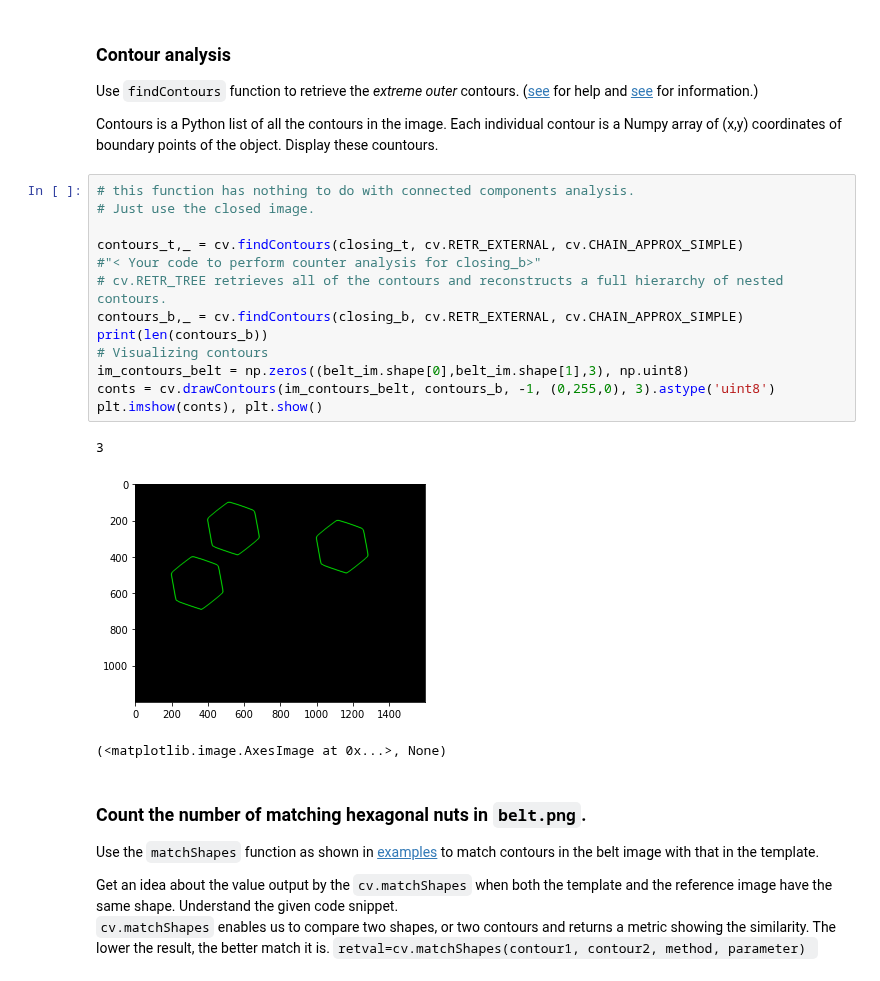
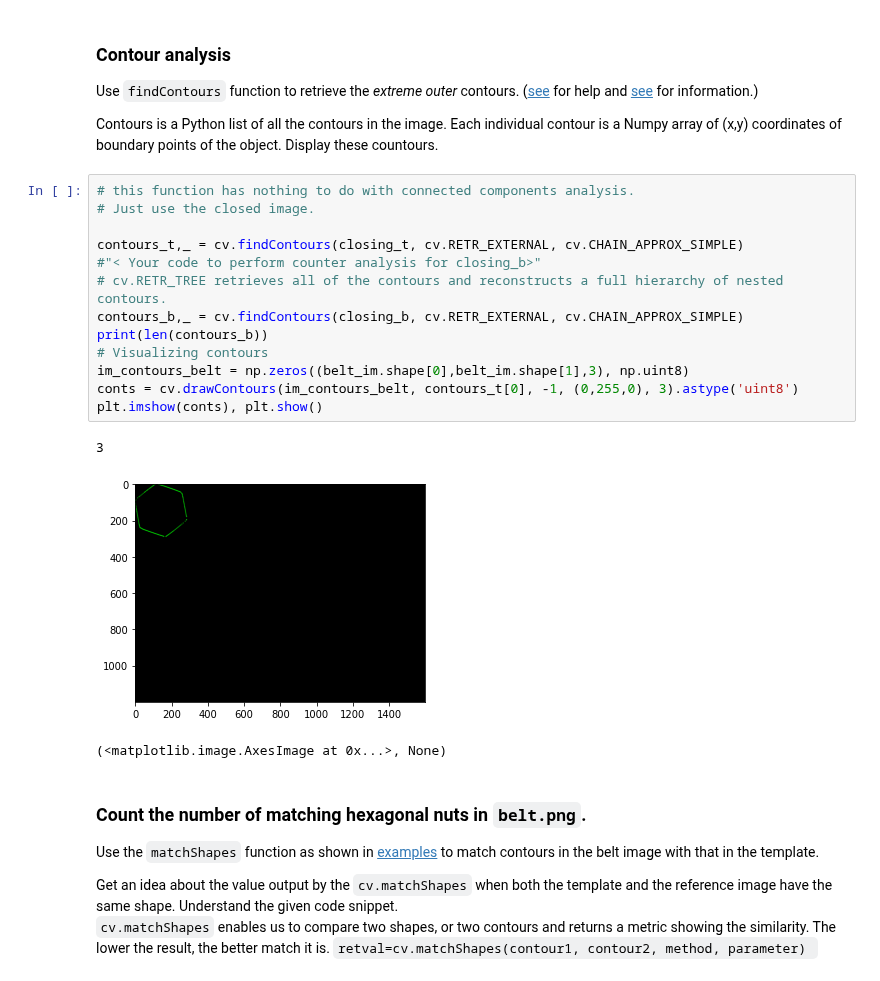
Before and after one commit to bimalka98/Computer-Vision-and-Image-Processing, a Jupyter notebook: EN2550Assignments/A5/draft.ipynb, the cells around one changed output. Drawn from its saved outputs; the diff is of its cells as text.

```diff
--- a/EN2550Assignments/A5/draft.ipynb
+++ b/EN2550Assignments/A5/draft.ipynb
@@ -143,19 +143,19 @@ Contours is a Python list of all the contours in the image. Each individual cont
 # %%
 # this function has nothing to do with connected components analysis.
 # Just use the closed image.
 
 contours_t,_ = cv.findContours(closing_t, cv.RETR_EXTERNAL, cv.CHAIN_APPROX_SIMPLE)
 #"< Your code to perform counter analysis for closing_b>"
 # cv.RETR_TREE retrieves all of the contours and reconstructs a full hierarchy of nested contours.
 contours_b,_ = cv.findContours(closing_b, cv.RETR_EXTERNAL, cv.CHAIN_APPROX_SIMPLE)
 print(len(contours_b))
 # Visualizing contours
 im_contours_belt = np.zeros((belt_im.shape[0],belt_im.shape[1],3), np.uint8)
-conts = cv.drawContours(im_contours_belt, contours_b, -1, (0,255,0), 3).astype('uint8')
+conts = cv.drawContours(im_contours_belt, contours_t[0], -1, (0,255,0), 3).astype('uint8')
 plt.imshow(conts), plt.show()
 # %% [output]
 3
-[figure, old version]
+[figure, new version]
 (<matplotlib.image.AxesImage at 0x...>, None)
 # %% [markdown]
 ### Count the number of matching hexagonal nuts in `belt.png`.<a href="#Count-the-number-of-matching-hexagonal-nuts-in-belt.png." class="anchor-link"></a>
```
Also changed, not shown: 1 other file.
